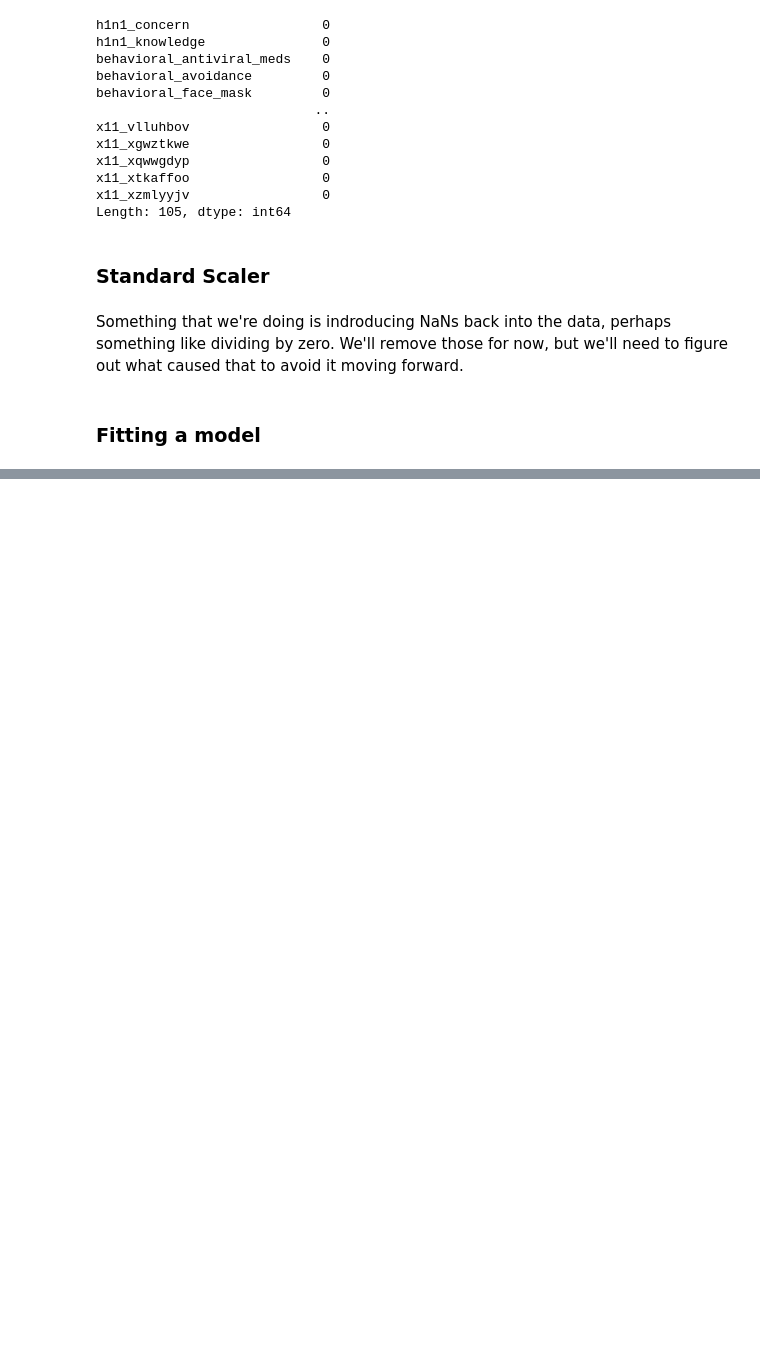
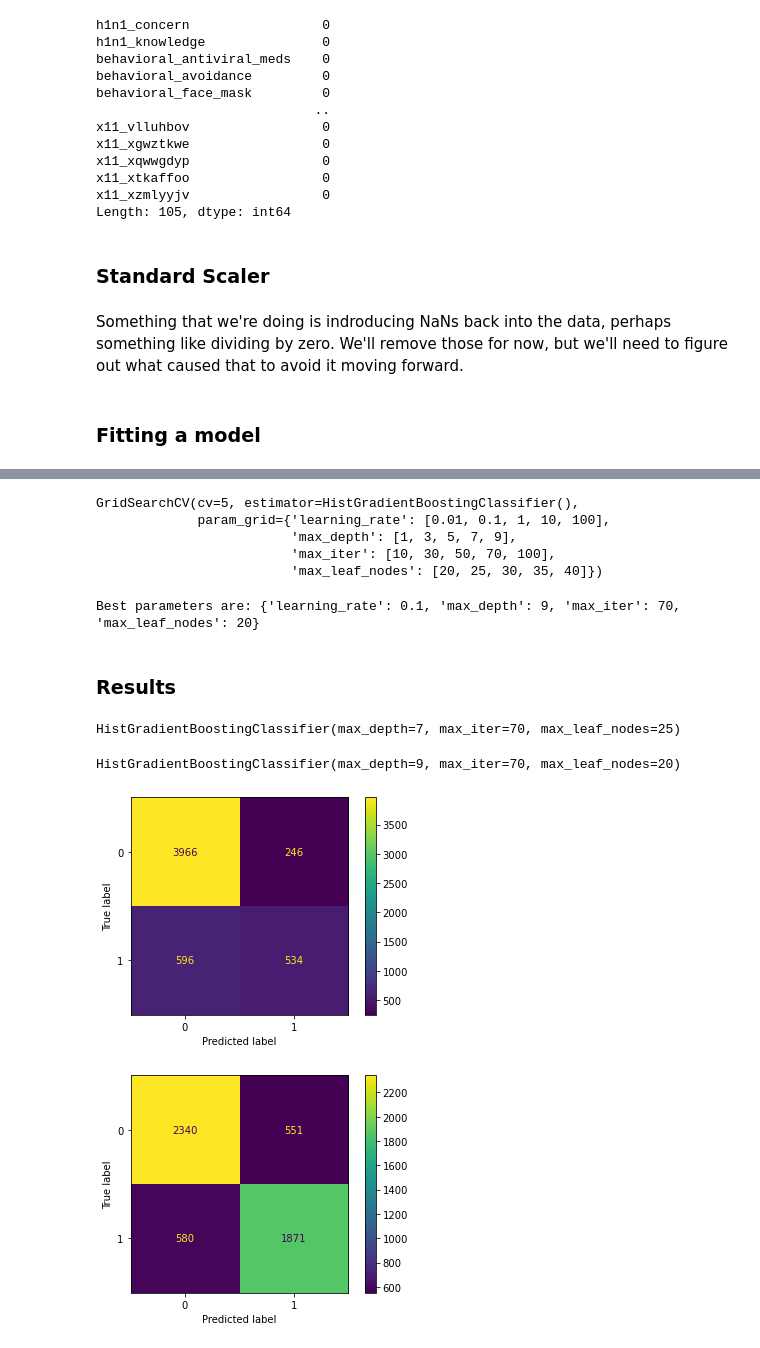
Before and after one commit to jeffbeech/Flu-Shot-Learning, a Jupyter notebook: jeff.ipynb, the cells around one changed output, grey strips where cells are left out. Saved outputs shown, nothing was run; the diff lists cells and outputs as text; code cells hidden in the pictures; blank space fills up the shorter version.

```diff
--- a/jeff.ipynb
+++ b/jeff.ipynb
@@ -302,0 +509,52 @@ AUROC for seasonal flu:     0.7731832333911779
+# %%
+# Create parameters to iterate
+
+model_3_ssnl = HistGradientBoostingClassifier()
+parameters = {
+    "max_iter":[10, 30, 50, 70, 100],
+    "max_depth":[1,3,5,7,9],
+    "learning_rate":[0.01,0.1,1,10,100],
+    "max_leaf_nodes":[20,25,30,35,40]
+}
+# %%
+# GridSearchCV
+
+cv_ssnl = GridSearchCV(model_3_ssnl,parameters,cv=5)
+cv_ssnl.fit(X_train_scaled, y_train_ssnl.values.ravel())
+# %% [output]
+GridSearchCV(cv=5, estimator=HistGradientBoostingClassifier(),
+             param_grid={'learning_rate': [0.01, 0.1, 1, 10, 100],
+                         'max_depth': [1, 3, 5, 7, 9],
+                         'max_iter': [10, 30, 50, 70, 100],
+                         'max_leaf_nodes': [20, 25, 30, 35, 40]})
+# %%
+display(cv_ssnl) # best parameters listed at the top
+# %% [output]
+Best parameters are: {'learning_rate': 0.1, 'max_depth': 9, 'max_iter': 70, 'max_leaf_nodes': 20}
+# %% [markdown]
+### Results
+# %%
+#H1N1 model with parameters from GridSearchCV
+
+model_3_h1n1 = HistGradientBoostingClassifier(max_iter = 70, max_depth = 7, learning_rate = .1, max_leaf_nodes = 25)
+model_3_h1n1.fit(X_test_scaled, y_test_h1n1)
+# %% [output]
+HistGradientBoostingClassifier(max_depth=7, max_iter=70, max_leaf_nodes=25)
+# %%
+#SSNL model with parameters from GridSearchCV
+
+model_3_ssnl = HistGradientBoostingClassifier(max_iter = 70, max_depth = 9, learning_rate = .1, max_leaf_nodes = 20)
+model_3_ssnl.fit(X_test_scaled, y_test_ssnl)
+# %% [output]
+HistGradientBoostingClassifier(max_depth=9, max_iter=70, max_leaf_nodes=20)
+# %%
+# Confusion Matrices
+
+model_3_h1n1.fit(X_train_scaled, y_train_h1n1)
+plot_confusion_matrix(model_3_h1n1, X_test_scaled, y_test_h1n1);
+
+model_3_ssnl.fit(X_train_scaled, y_train_ssnl)
+plot_confusion_matrix(model_3_ssnl, X_test_scaled, y_test_ssnl);
+# %% [output]
+[figure, added]
+[figure, added]
```
Also changed, not shown: parts of 70 cells of this notebook.
